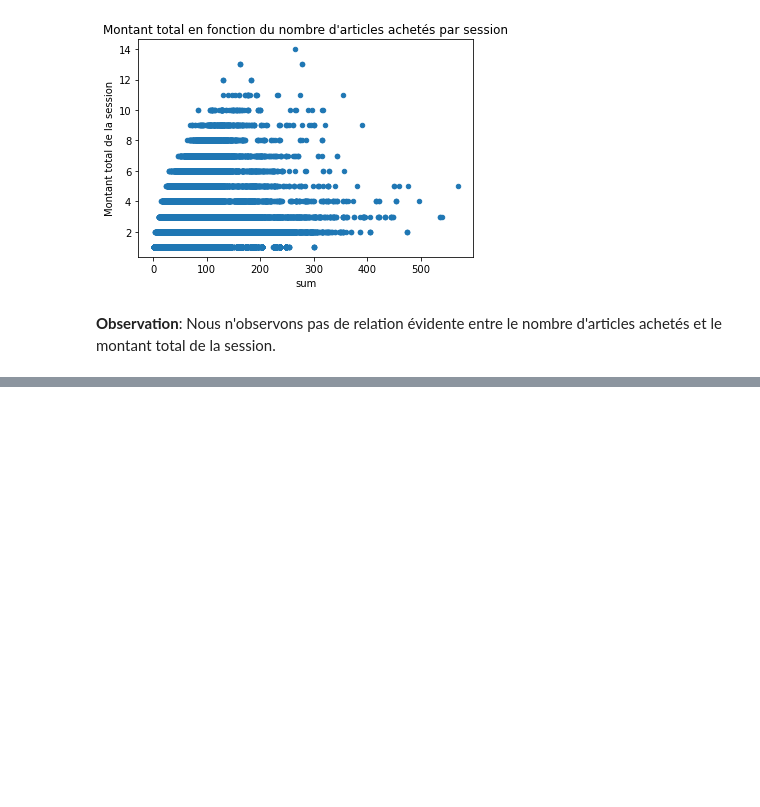
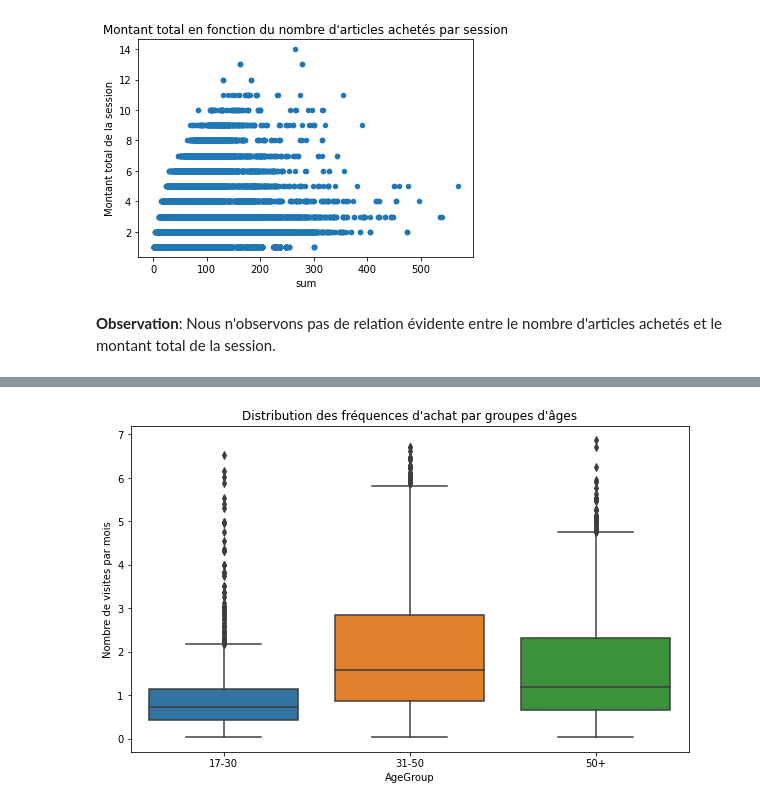
Before and after one commit to Drcadin/Bookshop_analysis, a Jupyter notebook: Bookshop_seles_analysis.ipynb, the cells around one changed output, grey strips where cells are left out. Cells and saved outputs as stored; diff of their text form; code cells hidden in the pictures; blank space fills up the shorter version.

```diff
--- a/Bookshop_seles_analysis.ipynb
+++ b/Bookshop_seles_analysis.ipynb
@@ -1221,0 +1365,10 @@ df.to_csv('df2.csv')
+# %%
+# Création de dataframe pour calculer la fréquence d'achat par client par mois
+end_date= df['date'].max()
+achat_client = df.groupby(['client_id'],as_index=False).agg(
+    AgeGroup=('AgeGroup','min'),
+    first_achat=('date','min'),
+    nombre_visite=('session_id', 'nunique'))
+achat_client['period_achat'] = (end_date-achat_client['first_achat']).dt.days.astype('int16')
+achat_client['frequence'] = (achat_client['nombre_visite']/achat_client['period_achat'])*30.42
+achat_client.sort_values('frequence')
@@ -1221,0 +1389,4 @@ df.to_csv('df2.csv')
+# %%
+# suppression des outliers identifie precedement
+achat_client= achat_client[achat_client['frequence']<100]
+achat_client.sort_values('frequence')
@@ -1221,0 +1407,8 @@ df.to_csv('df2.csv')
+# %%
+plt.figure(figsize=(10, 6))
+sns.boxplot( x= achat_client['AgeGroup'], y=achat_client['frequence'], order=['17-30','31-50','50+'])
+plt.title("Distribution des fréquences d'achat par groupes d'âges")
+plt.ylabel('Nombre de visites par mois')
+plt.show()
+# %% [output]
+[figure, added]
```
Also changed, not shown: parts of 62 cells of this notebook.
